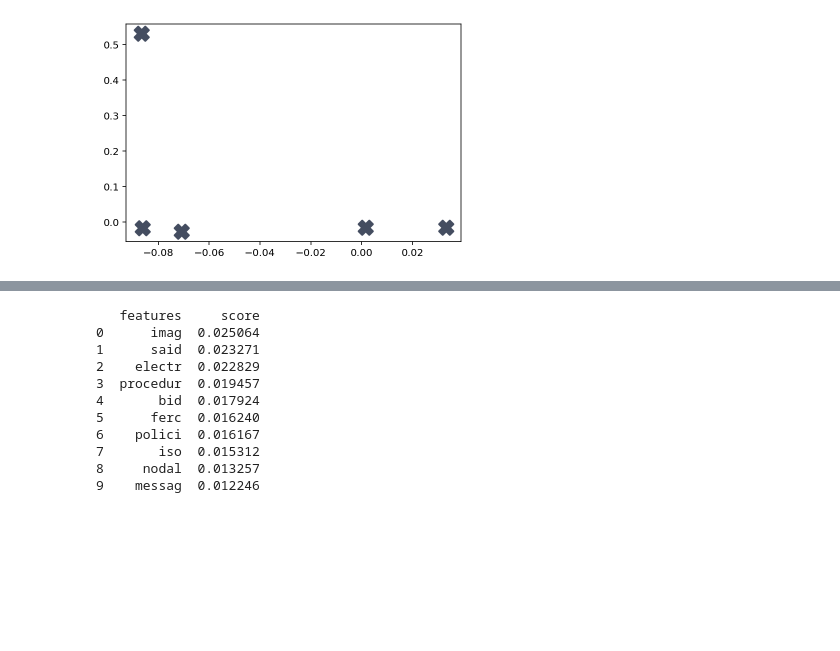
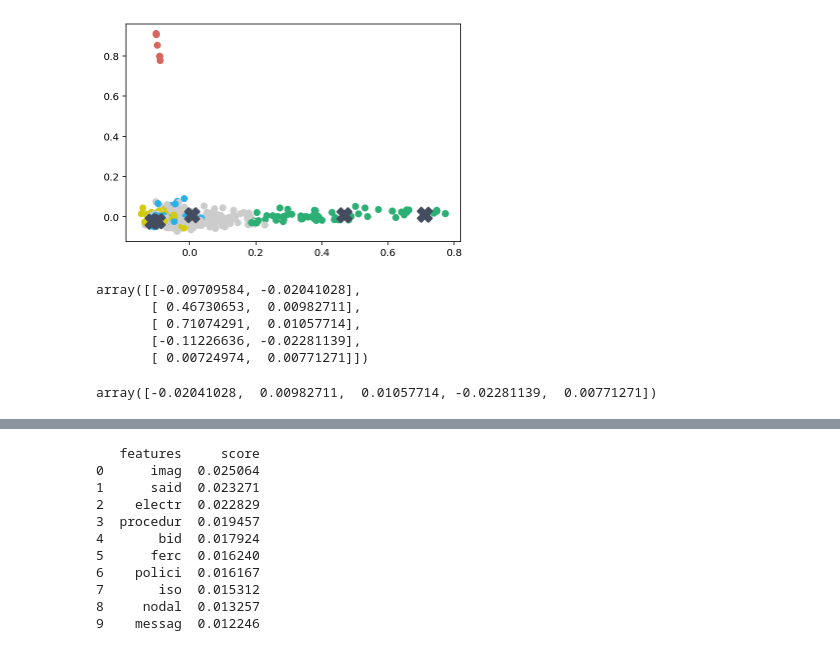
Before and after one commit to gokuljagannadh/Airbnb_Booking_Analysis, a Jupyter notebook: TASK.ipynb, the cells around one changed output, grey strips where cells are left out. Saved outputs shown, nothing was run; the diff lists cells and outputs as text; code cells hidden in the pictures; blank space fills up the shorter version.

```diff
--- a/TASK.ipynb
+++ b/TASK.ipynb
@@ -80,16 +87,6 @@ def parse_raw_message(raw_message):
             if key in keys_to_extract:
                 email[key] = val
     return email
-# %%
-email_list = []
-for file in list_dir:
-  row=[]
-  email = open(file,'r')
-  for line in email.readlines():
-    row.append([line])
-    email_list.append(row)
-
-#print(email_list)
 # %%
 #Making a dataframe of the emails and renaming the column as message
 emails=pd.DataFrame(email_list)
@@ -153,7 +129,18 @@ True
 # %%
+#Removing stop words
+import nltk
+nltk.download('stopwords')
+from nltk.corpus import stopwords
+
+sw = list(stopwords.words('english'))
+#print(sw)
+
 def stopwords(text):
     '''a function for removing the stopword'''
     # removing the stop words and lowercasing the selected words
     text = [word.lower() for word in text.split() if word.lower() not in sw]
     # joining the list of words with space separator
     return " ".join(text)
+
+# Removing the stopwords from the message
+emails_df['stop_word_message']=emails_df['message_content'].apply(stopwords)
@@ -171,3 +149,0 @@ stopwords(emails_df['message_content'][0])
-# %%
-# Removing the stopwords from the message
-emails_df['stop_word_message']=emails_df['message content'].apply(stopwords)
@@ -312,19 +278,31 @@ AttributeError: ignored
 # %%
 
 # Lets plot it again, but this time we add some color to it.
 # This array needs to be at least the length of the n_clusters.
 label_colors = ["#2AB0E9", "#2BAF74", "#D7665E", "#CCCCCC",
                 "#D2CA0D", "#522A64", "#A3DB05", "#FC6514"]
 colors = [label_colors[i] for i in labels]
 
-#plt.scatter(coords[:, 0], coords[:, 1], c=colors)
+plt.scatter(coords[:, 0], coords[:, 1], c=colors)
 # Plot the cluster centers
 centroids = clf.cluster_centers_
 centroid_coords = pca.transform(centroids)
 plt.scatter(centroid_coords[:, 0], centroid_coords[:, 1], marker='X', s=200, linewidths=2, c='#444d60')
 plt.show()
 # %% [output]
-[figure, old version]
+[figure, new version]
+# %%
+centroid_coords[:]
+# %% [output]
+array([[-0.09709584, -0.02041028],
+       [ 0.46730653,  0.00982711],
+       [ 0.71074291,  0.01057714],
+       [-0.11226636, -0.02281139],
+       [ 0.00724974,  0.00771271]])
+# %%
+centroid_coords[:,1]
+# %% [output]
+array([-0.02041028,  0.00982711,  0.01057714, -0.02281139,  0.00771271])
 # %%
 def top_feats_per_cluster(X, y, features, min_tfidf=0.1, top_n=25):
     dfs = []
```
Also changed, not shown: parts of 56 cells of this notebook.
